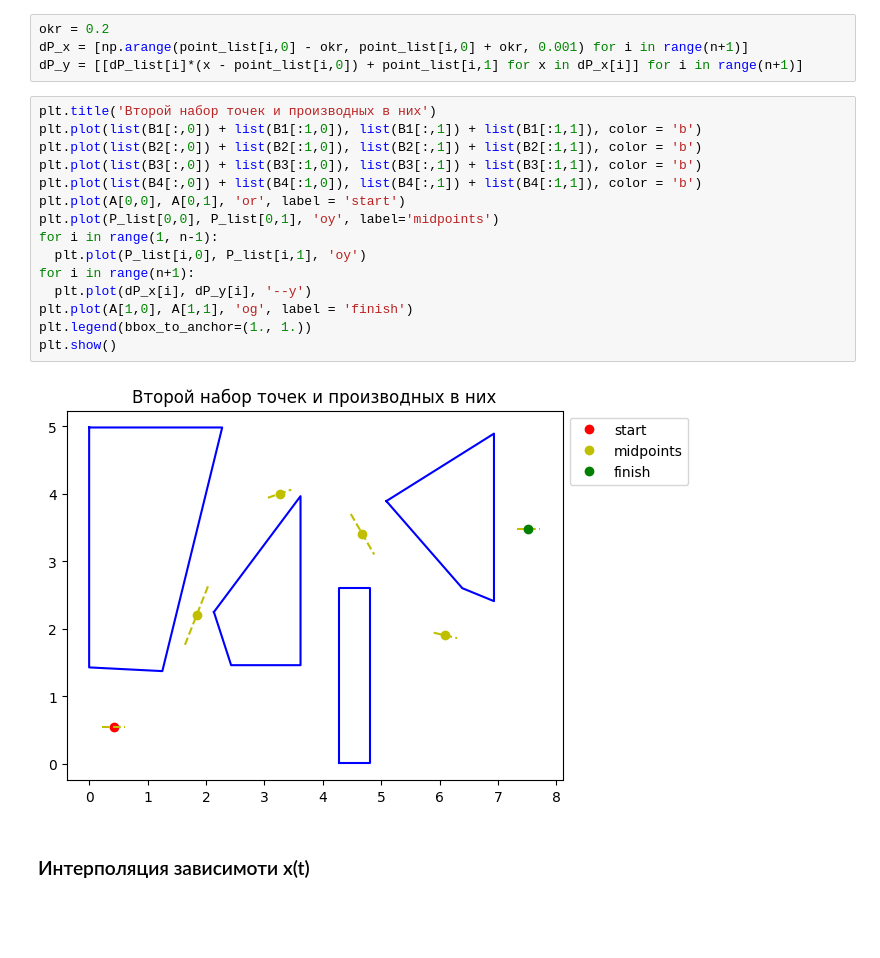
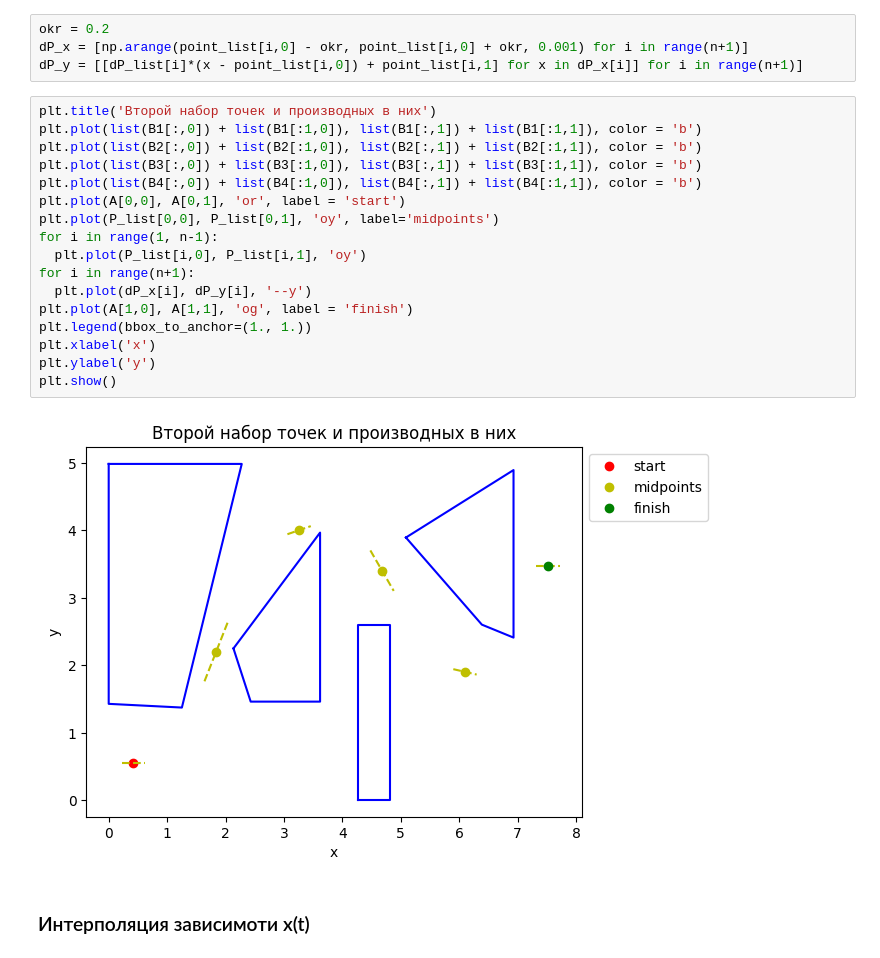
Before and after one commit to FKz11/study_mpei, a Jupyter notebook: vm_idz1.ipynb, the cells around one changed output. Saved outputs shown, nothing was run; the diff lists cells and outputs as text; blank space fills up the shorter version.

```diff
--- a/vm_idz1.ipynb
+++ b/vm_idz1.ipynb
@@ -848,20 +850,22 @@ dP_y = [[dP_list[i]*(x - point_list[i,0]) + point_list[i,1] for x in dP_x[i]] fo
 # %%
 plt.title('Второй набор точек и производных в них')
 plt.plot(list(B1[:,0]) + list(B1[:1,0]), list(B1[:,1]) + list(B1[:1,1]), color = 'b')
 plt.plot(list(B2[:,0]) + list(B2[:1,0]), list(B2[:,1]) + list(B2[:1,1]), color = 'b')
 plt.plot(list(B3[:,0]) + list(B3[:1,0]), list(B3[:,1]) + list(B3[:1,1]), color = 'b')
 plt.plot(list(B4[:,0]) + list(B4[:1,0]), list(B4[:,1]) + list(B4[:1,1]), color = 'b')
 plt.plot(A[0,0], A[0,1], 'or', label = 'start')
 plt.plot(P_list[0,0], P_list[0,1], 'oy', label='midpoints')
 for i in range(1, n-1):
   plt.plot(P_list[i,0], P_list[i,1], 'oy')
 for i in range(n+1):
   plt.plot(dP_x[i], dP_y[i], '--y')
 plt.plot(A[1,0], A[1,1], 'og', label = 'finish')
 plt.legend(bbox_to_anchor=(1., 1.))
+plt.xlabel('x')
+plt.ylabel('y')
 plt.show()
 # %% [output]
-[figure, old version]
+[figure, new version]
 # %% [markdown]
 ### Интерполяция зависимоти x(t)
 # %%
```
Also changed, not shown: parts of 9 cells of this notebook.
